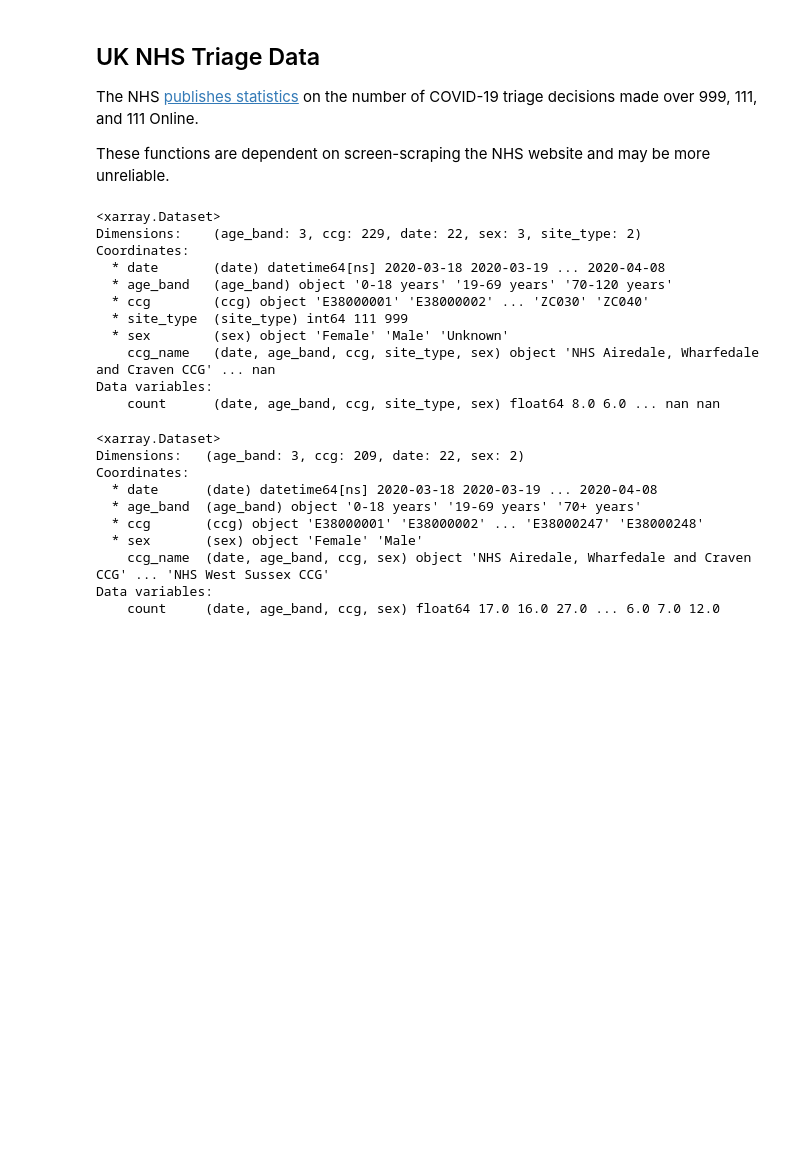
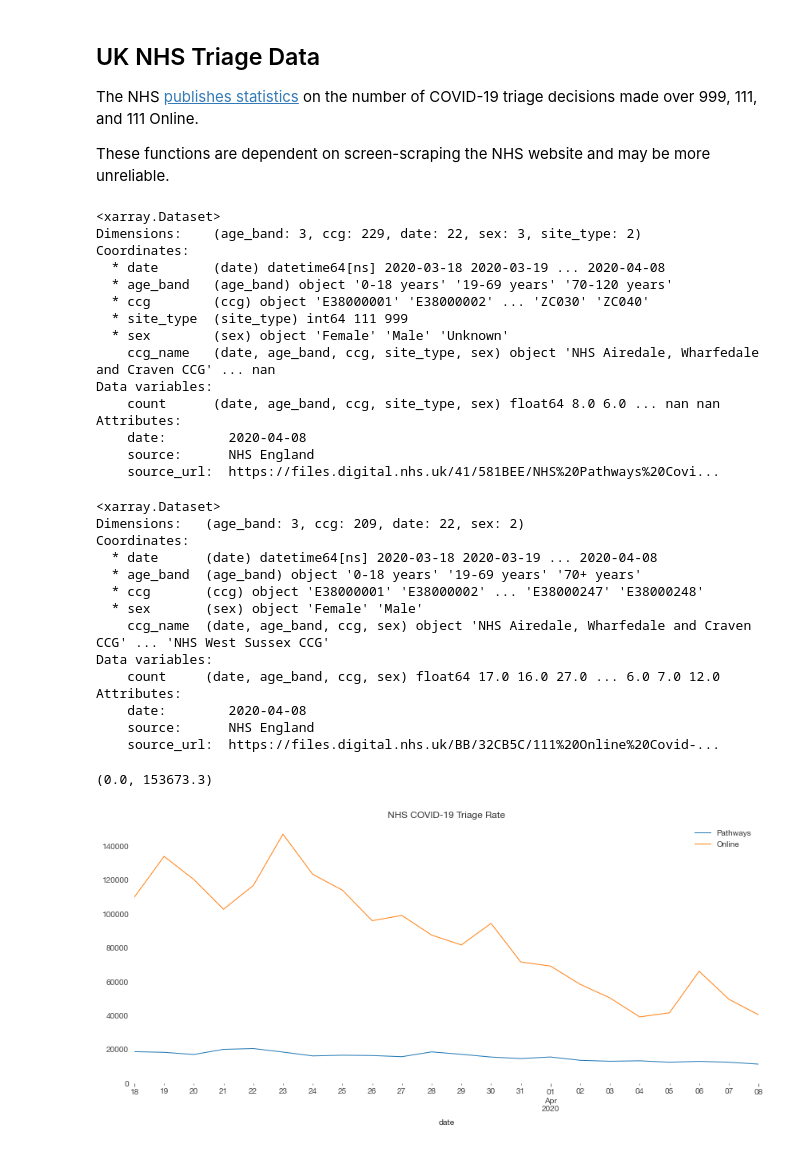
Before and after one commit to russss/coviddata, a Jupyter notebook: README.ipynb, the cells around one changed output. Cells and saved outputs as stored; diff of their text form; code cells hidden in the pictures; blank space fills up the shorter version.

```diff
--- a/README.ipynb
+++ b/README.ipynb
@@ -105,7 +121,8 @@ The NHS [publishes statistics](https://digital.nhs.uk/data-and-information/publi
 
 These functions are dependent on screen-scraping the NHS website and may be more unreliable.
 # %%
-coviddata.uk.triage_nhs_pathways()
+nhs_pathways = coviddata.uk.triage_nhs_pathways()
+nhs_pathways
 # %% [output]
 <xarray.Dataset>
 Dimensions:    (age_band: 3, ccg: 229, date: 22, sex: 3, site_type: 2)
@@ -118,8 +135,13 @@ Coordinates:
     ccg_name   (date, age_band, ccg, site_type, sex) object 'NHS Airedale, Wharfedale and Craven CCG' ... nan
 Data variables:
     count      (date, age_band, ccg, site_type, sex) float64 8.0 6.0 ... nan nan
+Attributes:
+    date:        2020-04-08
+    source:      NHS England
+    source_url:  https://files.digital.nhs.uk/41/581BEE/NHS%20Pathways%20Covi...
 # %%
-coviddata.uk.triage_nhs_online()
+nhs_online = coviddata.uk.triage_nhs_online()
+nhs_online
 # %% [output]
 <xarray.Dataset>
 Dimensions:   (age_band: 3, ccg: 209, date: 22, sex: 2)
@@ -131,3 +153,23 @@ Coordinates:
     ccg_name  (date, age_band, ccg, sex) object 'NHS Airedale, Wharfedale and Craven CCG' ... 'NHS West Sussex CCG'
 Data variables:
     count     (date, age_band, ccg, sex) float64 17.0 16.0 27.0 ... 6.0 7.0 12.0
+Attributes:
+    date:        2020-04-08
+    source:      NHS England
+    source_url:  https://files.digital.nhs.uk/BB/32CB5C/111%20Online%20Covid-...
+# %%
+import matplotlib.pyplot as plt
+ax = plt.axes()
+(nhs_pathways.sum(['age_band', 'ccg', 'sex', 'site_type'])
+     .to_dataframe()
+     .plot(ax=ax, label='Pathways', y='count'))
+
+(nhs_online.sum(['age_band', 'ccg', 'sex'])
+     .to_dataframe()
+     .plot(ax=ax, label='Online', y='count'))
+
+plt.title("NHS COVID-19 Triage Rate")
+plt.ylim(0)
+# %% [output]
+(0.0, 153673.3)
+[figure, added]
```
Also changed, not shown: parts of 3 cells of this notebook, 4 other files.
